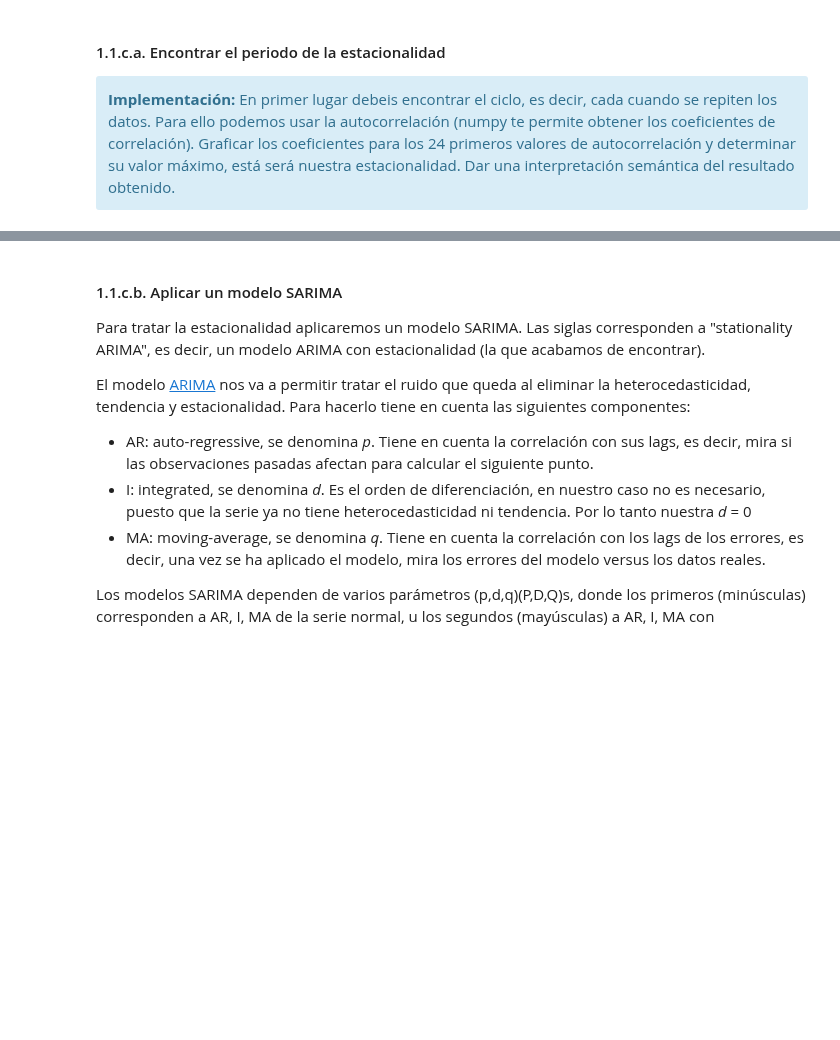
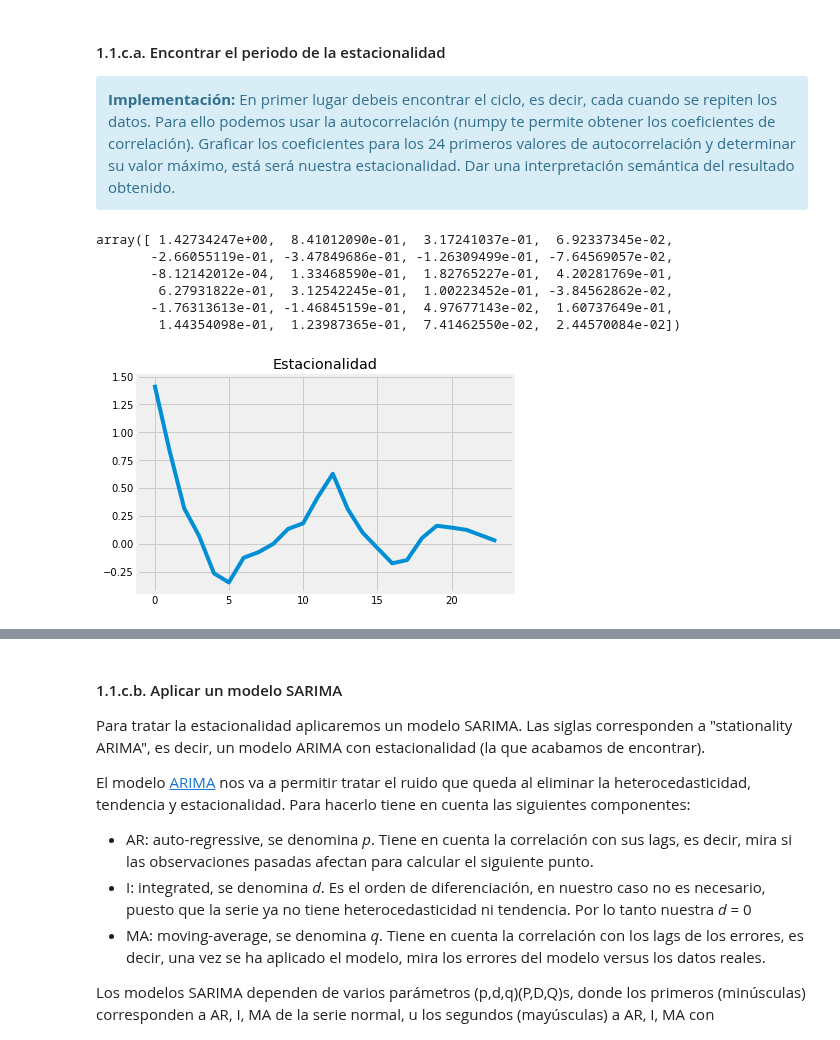
Before and after one commit to mariousm/Data-Science-Master, a Jupyter notebook: 2021-22/PrimerSemestre/Mineria/PEC4/UbiernaSanMamesMario_PEC4.ipynb, the cells around one changed output, grey strips where cells are left out. Saved outputs shown, nothing was run; the diff lists cells and outputs as text; code cells hidden in the pictures; blank space fills up the shorter version.

```diff
--- a/2021-22/PrimerSemestre/Mineria/PEC4/UbiernaSanMamesMario_PEC4.ipynb
+++ b/2021-22/PrimerSemestre/Mineria/PEC4/UbiernaSanMamesMario_PEC4.ipynb
@@ -298,3 +281,20 @@ Definimos [estacionalidad](https://analisisdedatos.net/analisis/ST/estacionaried
 <div class="alert alert-block alert-info">
 <strong>Implementación:</strong> En primer lugar debeis encontrar el ciclo, es decir, cada cuando se repiten los datos. Para ello podemos usar la autocorrelación (numpy te permite obtener los coeficientes de correlación). Graficar los coeficientes para los 24 primeros valores de autocorrelación y determinar su valor máximo, está será nuestra estacionalidad. Dar una interpretación semántica del resultado obtenido.
 </div>
+# %%
+periodo_autcorr = np.correlate(detrend[:24], detrend[:24], mode="full")
+periodo_autcorr = periodo_autcorr[periodo_autcorr.size//2:]
+periodo_autcorr
+# %% [output]
+array([ 1.42734247e+00,  8.41012090e-01,  3.17241037e-01,  6.92337345e-02,
+       -2.66055119e-01, -3.47849686e-01, -1.26309499e-01, -7.64569057e-02,
+       -8.12142012e-04,  1.33468590e-01,  1.82765227e-01,  4.20281769e-01,
+        6.27931822e-01,  3.12542245e-01,  1.00223452e-01, -3.84562862e-02,
+       -1.76313613e-01, -1.46845159e-01,  4.97677143e-02,  1.60737649e-01,
+        1.44354098e-01,  1.23987365e-01,  7.41462550e-02,  2.44570084e-02])
+# %%
+plt.plot(periodo_autcorr)
+plt.title("Estacionalidad")
+plt.show()
+# %% [output]
+[figure, added]
```
Also changed, not shown: parts of 5 cells of this notebook.
